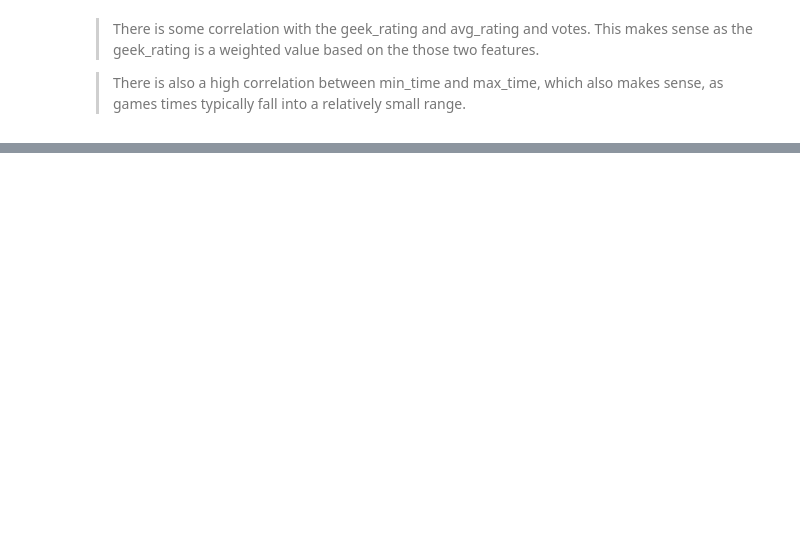
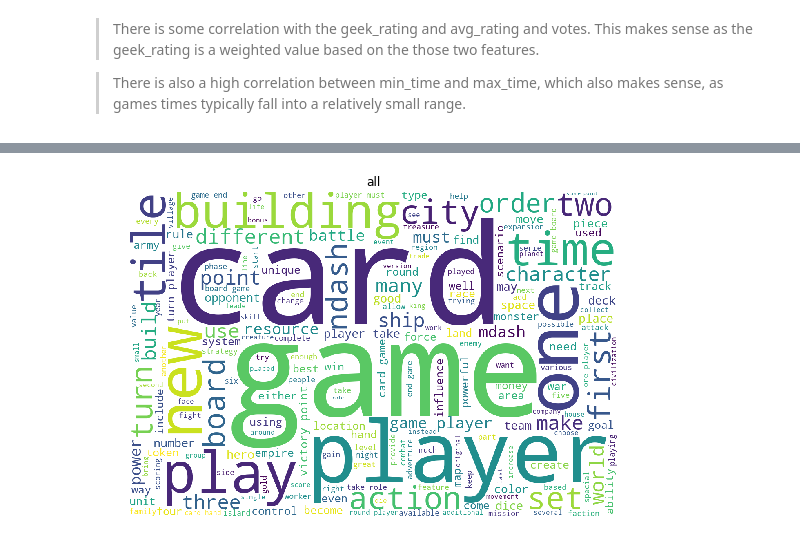
Before and after one commit to misty-garcia/board_games, a Jupyter notebook: top_games.ipynb, the cells around one changed output, grey strips where cells are left out. Cells and saved outputs as stored; diff of their text form; code cells hidden in the pictures; blank space fills up the shorter version.

```diff
--- a/top_games.ipynb
+++ b/top_games.ipynb
@@ -343,0 +467,6 @@ plt.show()
+# %%
+all_words = ' '.join(df.description)
+# %%
+explore.one_word_one_cloud(all_words, "all")
+# %% [output]
+[figure, added]
```
Also changed, not shown: parts of 26 cells of this notebook.
